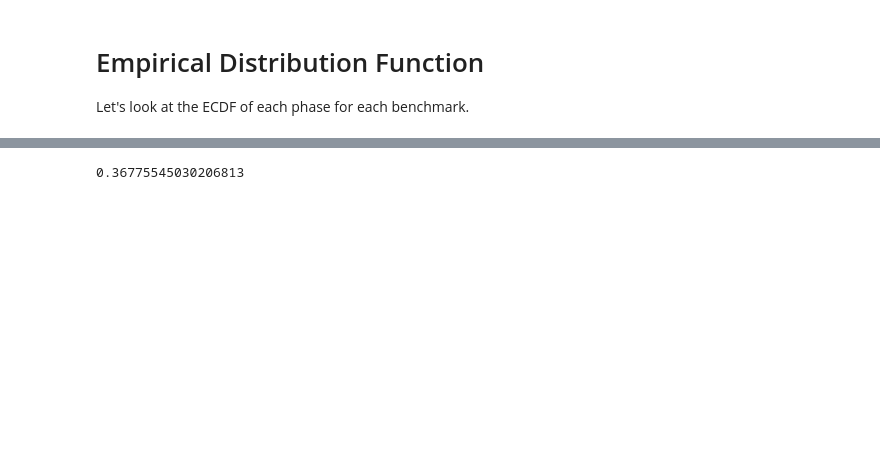
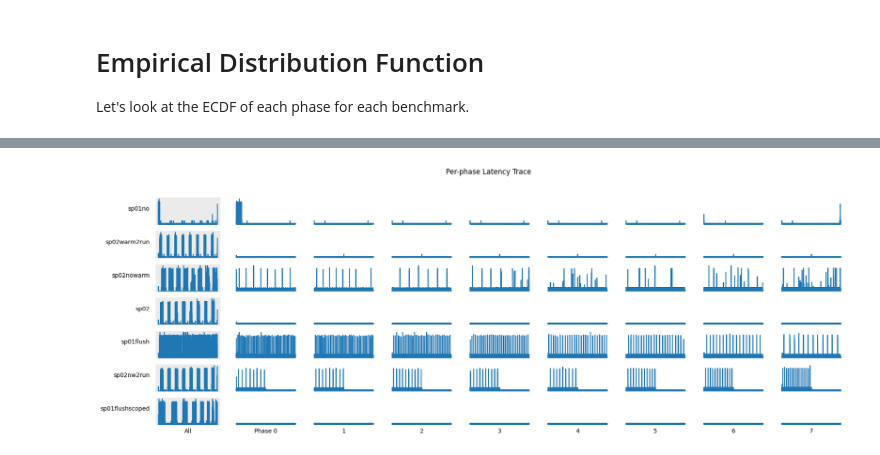
Before and after one commit to plavin/multifidelity, a Jupyter notebook: ParrotDataExploration.ipynb, the cells around one changed output, grey strips where cells are left out. Cells and saved outputs as stored; diff of their text form; code cells hidden in the pictures; blank space fills up the shorter version.

```diff
--- a/ParrotDataExploration.ipynb
+++ b/ParrotDataExploration.ipynb
@@ -157,3 +163,4 @@ latencyPerPhase(plot_inverse_cdf, 'Inverse CDF of Memory Access Latency')
 # %%
+latencyPerPhase(plot_unsorted, 'Per-phase Latency Trace')
 # %% [output]
-0.36775545030206813
+[figure, added]
```
Also changed, not shown: parts of 17 cells of this notebook.
